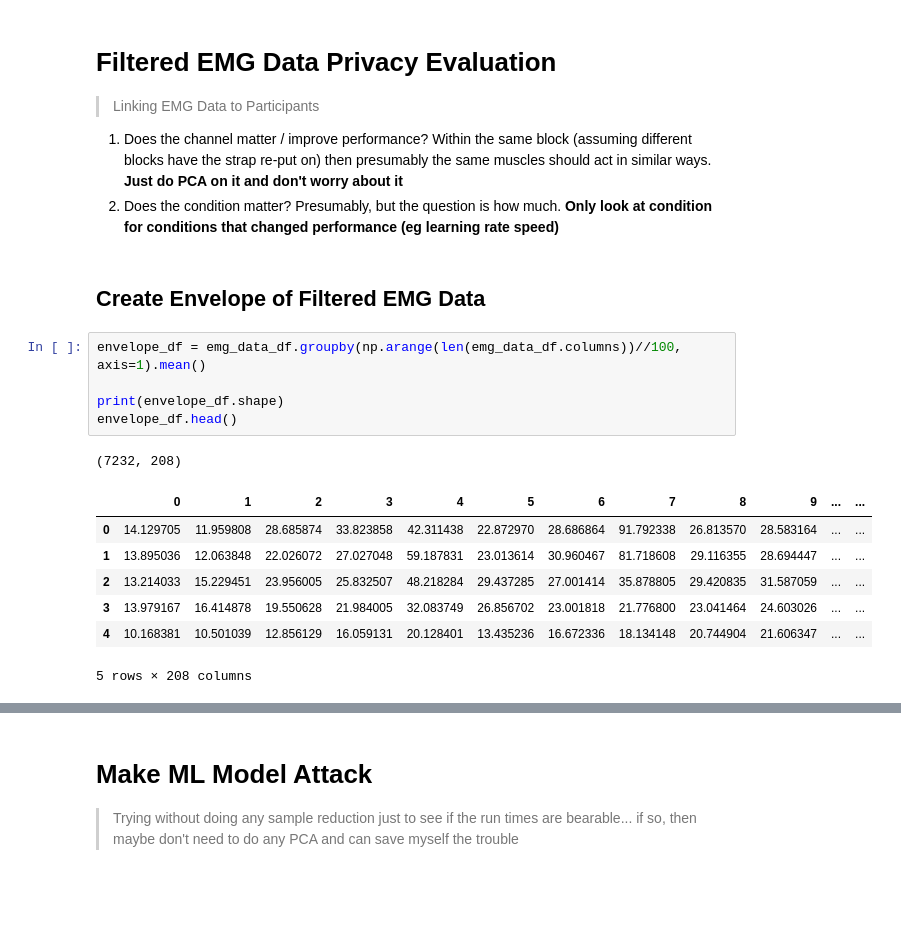
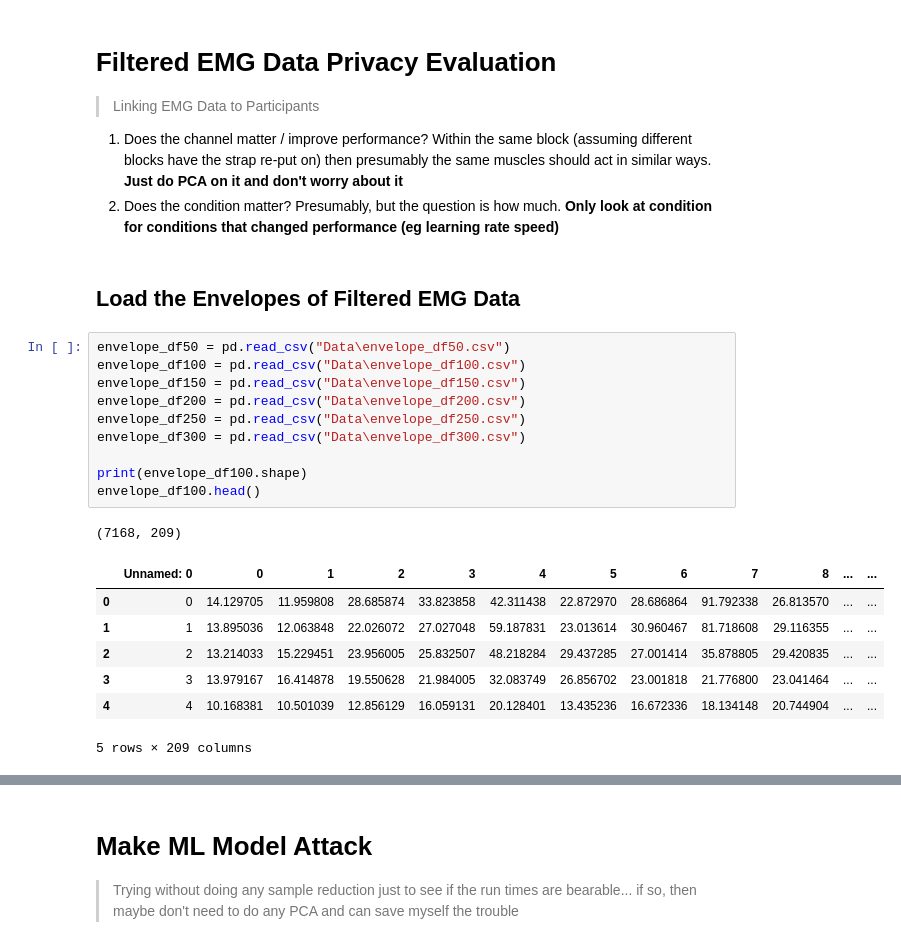
Before and after one commit to kdmalc/personalization-privacy-risk, a Jupyter notebook: 106_Initial_EMG_Privacy_Attack.ipynb, the cells around one changed output, grey strips where cells are left out. Cells and saved outputs as stored; diff of their text form; blank space fills up the shorter version.

```diff
--- a/106_Initial_EMG_Privacy_Attack.ipynb
+++ b/106_Initial_EMG_Privacy_Attack.ipynb
@@ -82,19 +65,24 @@ labels_df.head()
 1. Does the channel matter / improve performance? Within the same block (assuming different blocks have the strap re-put on) then presumably the same muscles should act in similar ways.  __Just do PCA on it and don't worry about it__
 2. Does the condition matter? Presumably, but the question is how much.  __Only look at condition for conditions that changed performance (eg learning rate speed)__
 # %% [markdown]
-## Create Envelope of Filtered EMG Data
+## Load the Envelopes of Filtered EMG Data
 # %%
-envelope_df = emg_data_df.groupby(np.arange(len(emg_data_df.columns))//100, axis=1).mean()
+envelope_df50 = pd.read_csv("Data\envelope_df50.csv")
+envelope_df100 = pd.read_csv("Data\envelope_df100.csv")
+envelope_df150 = pd.read_csv("Data\envelope_df150.csv")
+envelope_df200 = pd.read_csv("Data\envelope_df200.csv")
+envelope_df250 = pd.read_csv("Data\envelope_df250.csv")
+envelope_df300 = pd.read_csv("Data\envelope_df300.csv")
 
-print(envelope_df.shape)
-envelope_df.head()
+print(envelope_df100.shape)
+envelope_df100.head()
 # %% [output]
-(7232, 208)
+(7168, 209)
-|  | 0 | 1 | 2 | 3 | 4 | 5 | 6 | 7 | 8 | 9 | ... | ... |
-| 0 | 14.129705 | 11.959808 | 28.685874 | 33.823858 | 42.311438 | 22.872970 | 28.686864 | 91.792338 | 26.813570 | 28.583164 | ... | ... |
-| 1 | 13.895036 | 12.063848 | 22.026072 | 27.027048 | 59.187831 | 23.013614 | 30.960467 | 81.718608 | 29.116355 | 28.694447 | ... | ... |
-| 2 | 13.214033 | 15.229451 | 23.956005 | 25.832507 | 48.218284 | 29.437285 | 27.001414 | 35.878805 | 29.420835 | 31.587059 | ... | ... |
-| 3 | 13.979167 | 16.414878 | 19.550628 | 21.984005 | 32.083749 | 26.856702 | 23.001818 | 21.776800 | 23.041464 | 24.603026 | ... | ... |
-| 4 | 10.168381 | 10.501039 | 12.856129 | 16.059131 | 20.128401 | 13.435236 | 16.672336 | 18.134148 | 20.744904 | 21.606347 | ... | ... |
+|  | Unnamed: 0 | 0 | 1 | 2 | 3 | 4 | 5 | 6 | 7 | 8 | ... | ... |
+| 0 | 0 | 14.129705 | 11.959808 | 28.685874 | 33.823858 | 42.311438 | 22.872970 | 28.686864 | 91.792338 | 26.813570 | ... | ... |
+| 1 | 1 | 13.895036 | 12.063848 | 22.026072 | 27.027048 | 59.187831 | 23.013614 | 30.960467 | 81.718608 | 29.116355 | ... | ... |
+| 2 | 2 | 13.214033 | 15.229451 | 23.956005 | 25.832507 | 48.218284 | 29.437285 | 27.001414 | 35.878805 | 29.420835 | ... | ... |
+| 3 | 3 | 13.979167 | 16.414878 | 19.550628 | 21.984005 | 32.083749 | 26.856702 | 23.001818 | 21.776800 | 23.041464 | ... | ... |
+| 4 | 4 | 10.168381 | 10.501039 | 12.856129 | 16.059131 | 20.128401 | 13.435236 | 16.672336 | 18.134148 | 20.744904 | ... | ... |
-5 rows × 208 columns
+5 rows × 209 columns
 # %%
```
Also changed, not shown: parts of 21 cells of this notebook, 5 other files.
